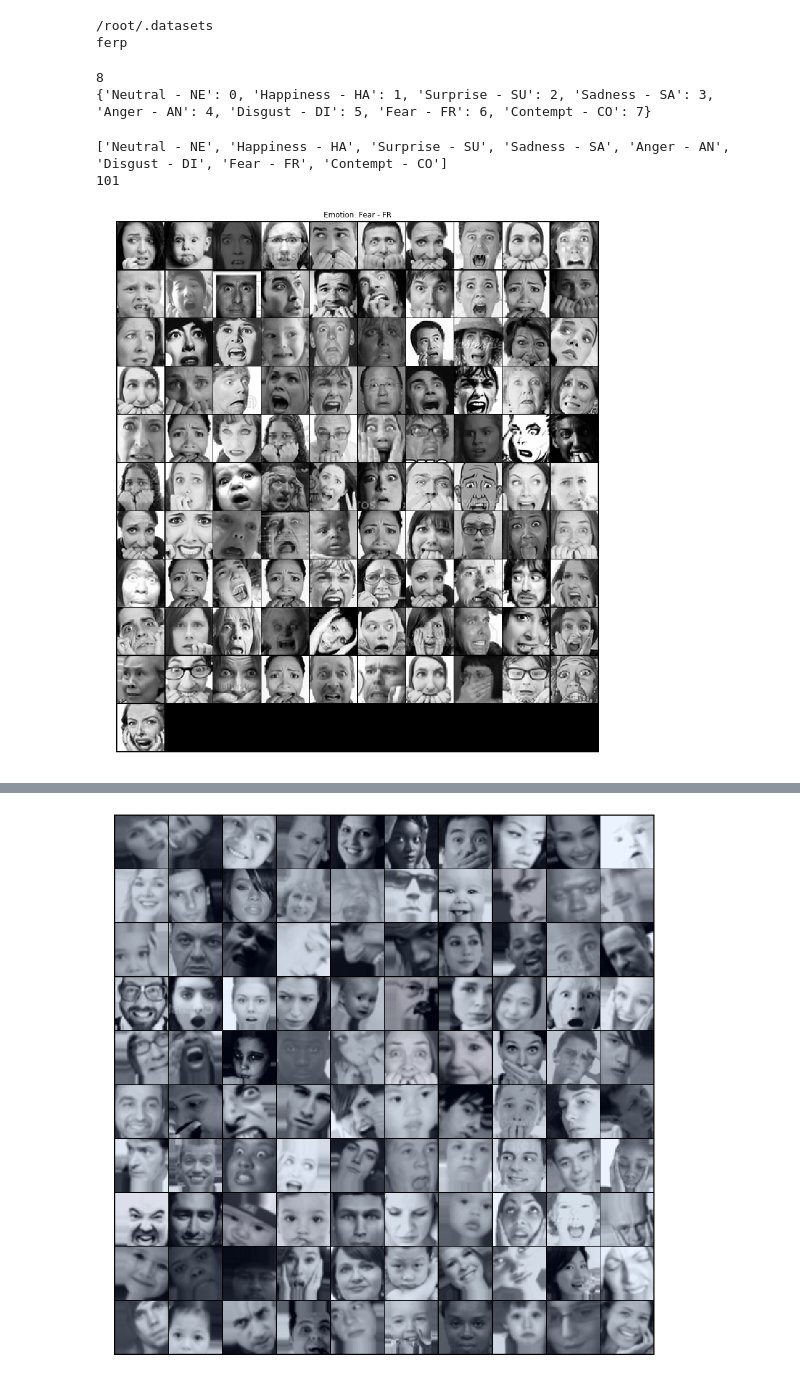
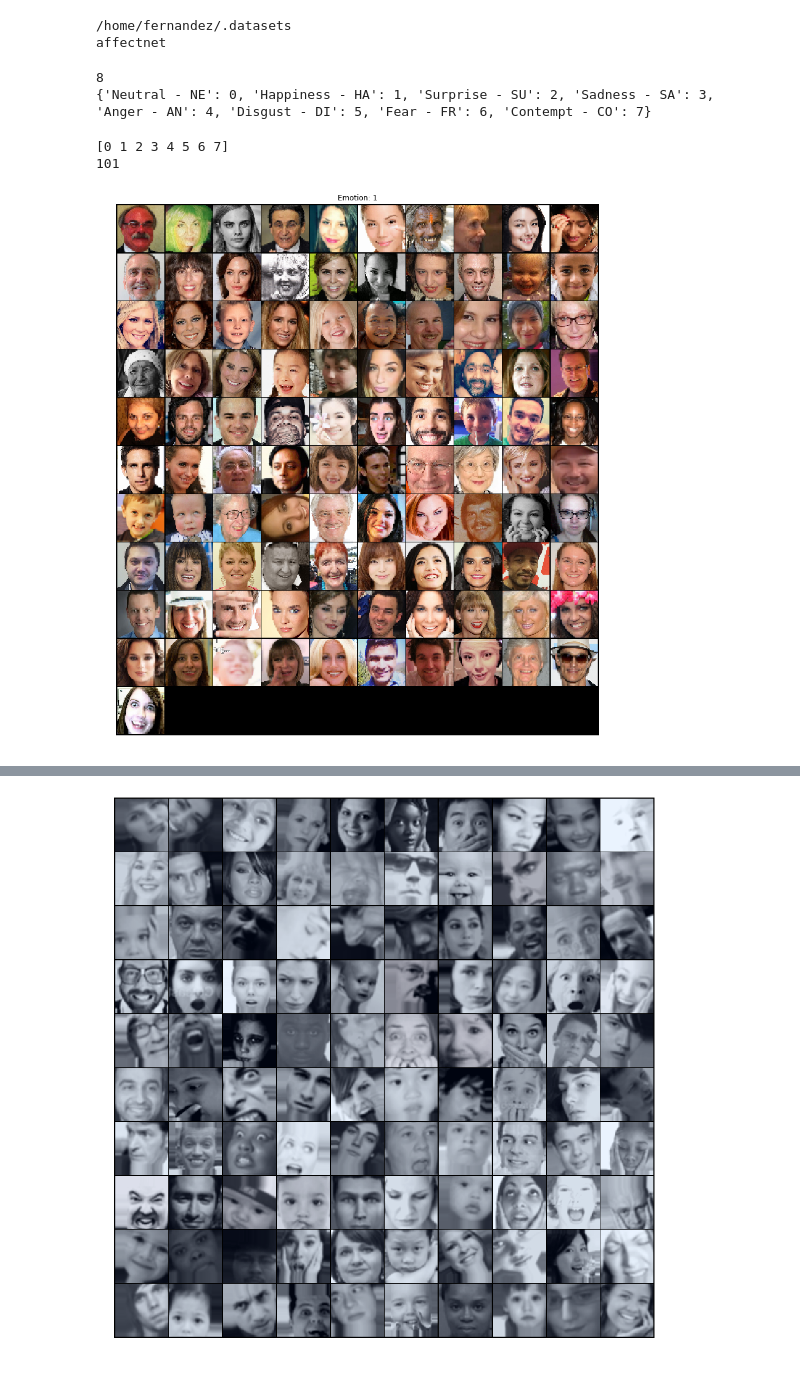
Before and after one commit to pedrodiamel/pytorch-classification, a Jupyter notebook: books/data_analysis.ipynb, the cells around one changed output, grey strips where cells are left out. Drawn from its saved outputs; the diff is of its cells as text; code cells hidden in the pictures.

Commit message:
add affect

```diff
--- a/books/data_analysis.ipynb
+++ b/books/data_analysis.ipynb
@@ -27,13 +30,13 @@ plt.ion()   # interactive mode
 # %%
 pathname = '~/.datasets'
 pathname = os.path.expanduser( pathname )
-name_dataset=FactoryDataset.ferp
+name_dataset=FactoryDataset.affect
 
 print(pathname)
 print(name_dataset)
 # %% [output]
-/root/.datasets
-ferp
+/home/fernandez/.datasets
+affectnet
 # %%
 def visualizatedataset( data, num=25, imsize=(64,64,3), padding=1 ):
     """
@@ -78,34 +82,34 @@ print( dataloader.data.class_to_idx )
 {'Neutral - NE': 0, 'Happiness - HA': 1, 'Surprise - SU': 2, 'Sadness - SA': 3, 'Anger - AN': 4, 'Disgust - DI': 5, 'Fear - FR': 6, 'Contempt - CO': 7}
 # %%
 num=100
-classes_select = 6
+classes_select = 1
 dataloader_select = []
 k=0
 labels = dataloader.labels
 imsize = 48
 
 for i in range( len(dataloader) ):
     if labels[i] != classes_select:
         continue
     dataloader_select.append(dataloader[i]); k+=1
     if k > num: break;
 
 n = len(dataloader_select)
 
 print(dataloader.data.classes)
 print(n)
 
 
 plt.figure( figsize=(16,16))
 visualizatedataset(dataloader_select, num=n, imsize=(imsize,imsize,3) )
 plt.title('Emotion: {}'.format( dataloader.data.classes[ classes_select ] ) )
 plt.axis('off')
 plt.ioff()
 plt.show()
 # %% [output]
-['Neutral - NE', 'Happiness - HA', 'Surprise - SU', 'Sadness - SA', 'Anger - AN', 'Disgust - DI', 'Fear - FR', 'Contempt - CO']
+[0 1 2 3 4 5 6 7]
 101
-[figure, old version]
+[figure, new version]
 # %%
 plt.figure( figsize=(16,16))
 view.visualizatedataset(dataloader, num=600, imsize=(imsize,imsize,3) )
```
Also changed, not shown: parts of 3 cells of this notebook, 6 other files.
